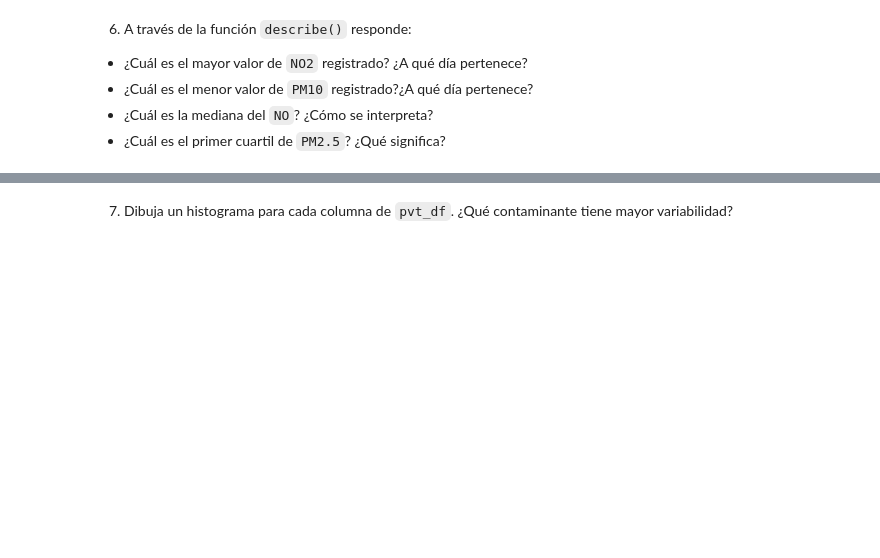
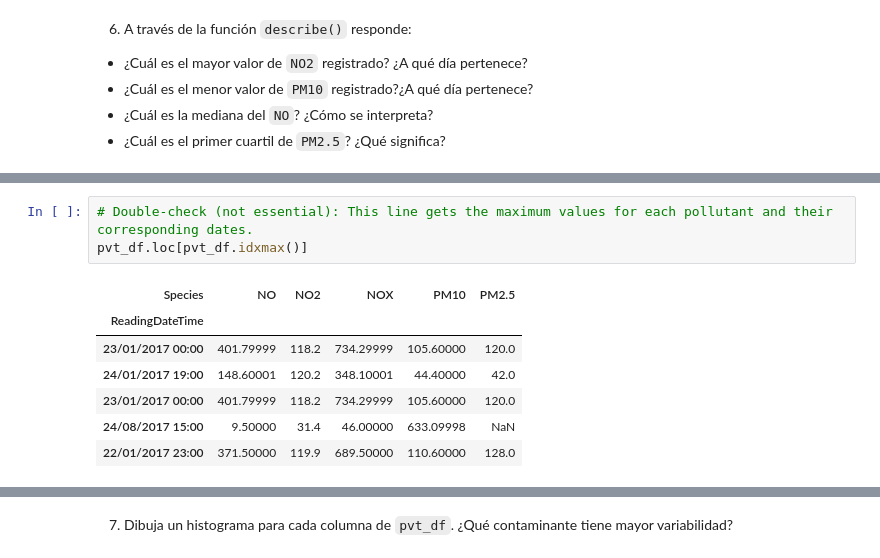
Before and after one commit to Isaac1606/maestria-colabs, a Jupyter notebook: ScienceAndAnalyticsOfData/Activities/Actividad2analisisPandas.ipynb, the cells around one changed output, grey strips where cells are left out. Drawn from its saved outputs; the diff is of its cells as text; blank space fills up the shorter version.

```diff
--- a/ScienceAndAnalyticsOfData/Activities/Actividad2analisisPandas.ipynb
+++ b/ScienceAndAnalyticsOfData/Activities/Actividad2analisisPandas.ipynb
@@ -227,0 +265,11 @@ pvt_df.describe().T
+# %%
+# Double-check (not essential): This line gets the maximum values for each pollutant and their corresponding dates.
+pvt_df.loc[pvt_df.idxmax()]
+# %% [output]
+| Species | NO | NO2 | NOX | PM10 | PM2.5 |
+| ReadingDateTime |  |  |  |  |  |
+| 23/01/2017 00:00 | 401.79999 | 118.2 | 734.29999 | 105.60000 | 120.0 |
+| 24/01/2017 19:00 | 148.60001 | 120.2 | 348.10001 | 44.40000 | 42.0 |
+| 23/01/2017 00:00 | 401.79999 | 118.2 | 734.29999 | 105.60000 | 120.0 |
+| 24/08/2017 15:00 | 9.50000 | 31.4 | 46.00000 | 633.09998 | NaN |
+| 22/01/2017 23:00 | 371.50000 | 119.9 | 689.50000 | 110.60000 | 128.0 |
```
Also changed, not shown: parts of 22 cells of this notebook.
